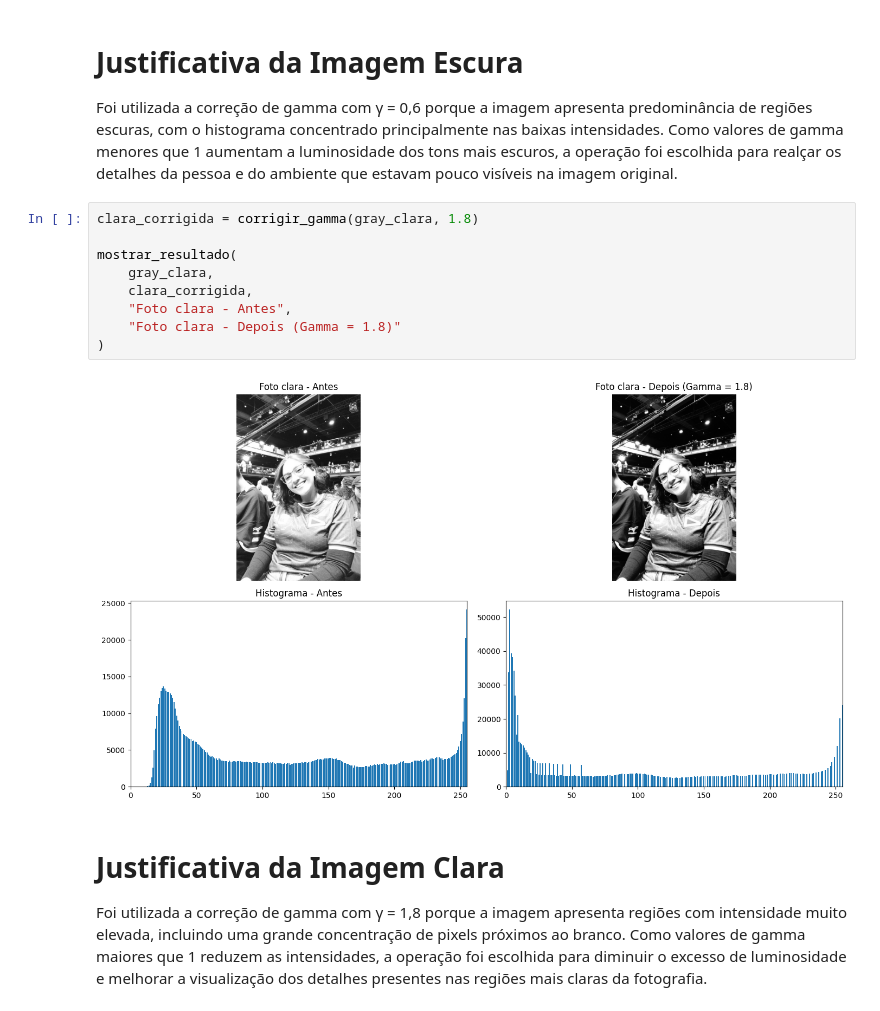
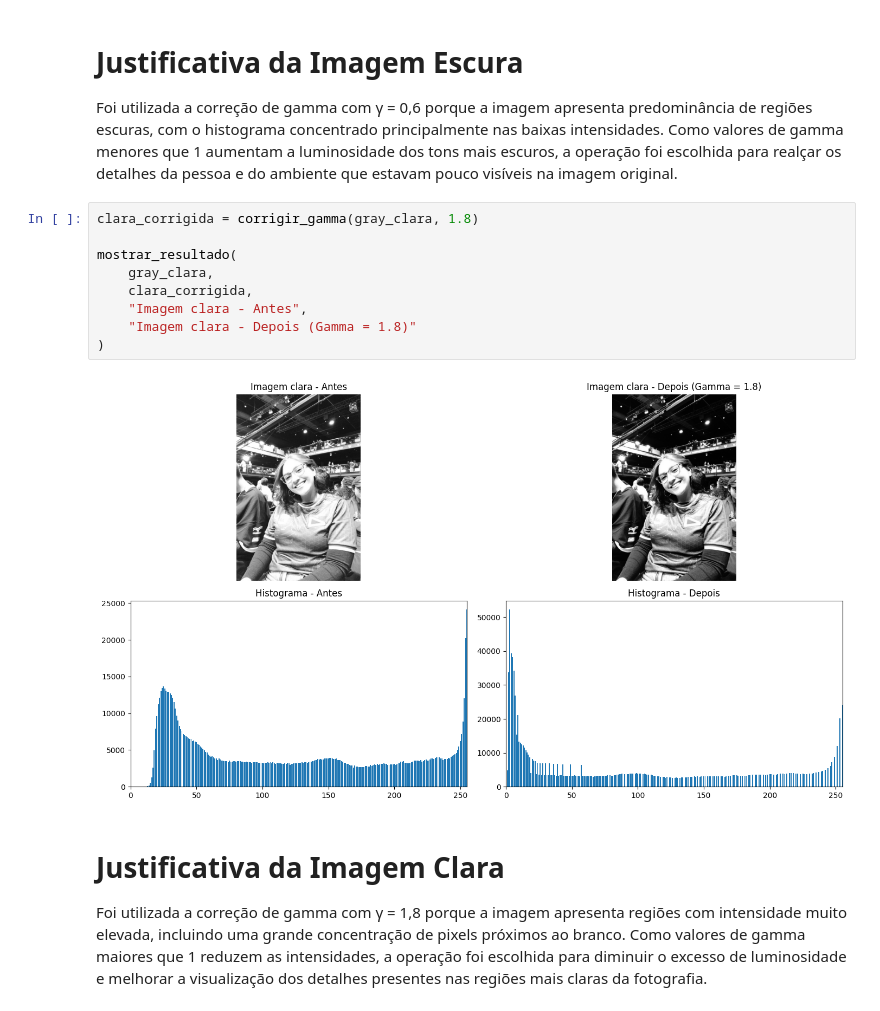
Before and after one commit to carollinemelloo/ProcessamentoDeImagens, a Jupyter notebook: Portfolio02.ipynb, the cells around one changed output. Drawn from its saved outputs; the diff is of its cells as text.

```diff
--- a/Portfolio02.ipynb
+++ b/Portfolio02.ipynb
@@ -142,14 +142,14 @@ Foi utilizada a correção de gamma com γ = 0,6 porque a imagem apresenta predo
 # %%
 clara_corrigida = corrigir_gamma(gray_clara, 1.8)
 
 mostrar_resultado(
     gray_clara,
     clara_corrigida,
-    "Foto clara - Antes",
-    "Foto clara - Depois (Gamma = 1.8)"
+    "Imagem clara - Antes",
+    "Imagem clara - Depois (Gamma = 1.8)"
 )
 # %% [output]
-[figure, old version]
+[figure, new version]
 # %% [markdown]
 # Justificativa da Imagem Clara
 Foi utilizada a correção de gamma com γ = 1,8 porque a imagem apresenta regiões com intensidade muito elevada, incluindo uma grande concentração de pixels próximos ao branco. Como valores de gamma maiores que 1 reduzem as intensidades, a operação foi escolhida para diminuir o excesso de luminosidade e melhorar a visualização dos detalhes presentes nas regiões mais claras da fotografia.
```
Also changed, not shown: parts of 3 cells of this notebook.
